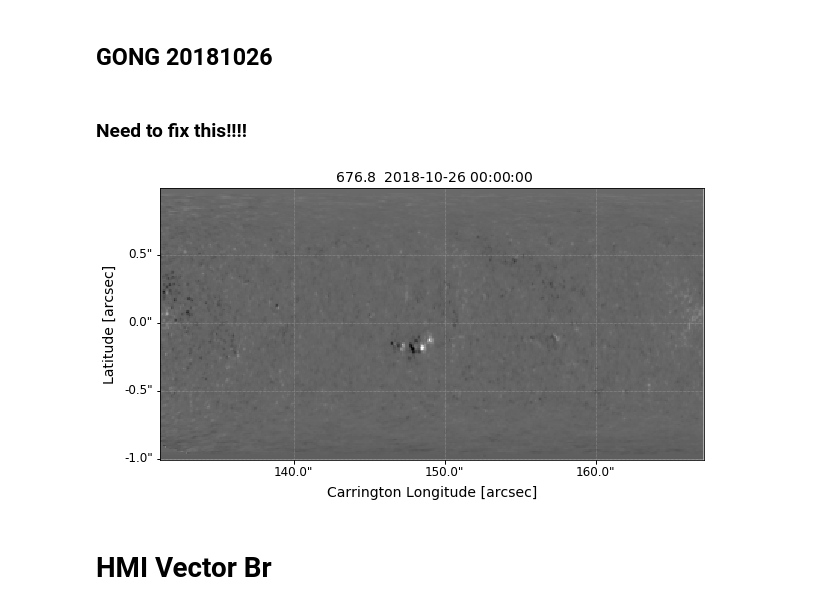
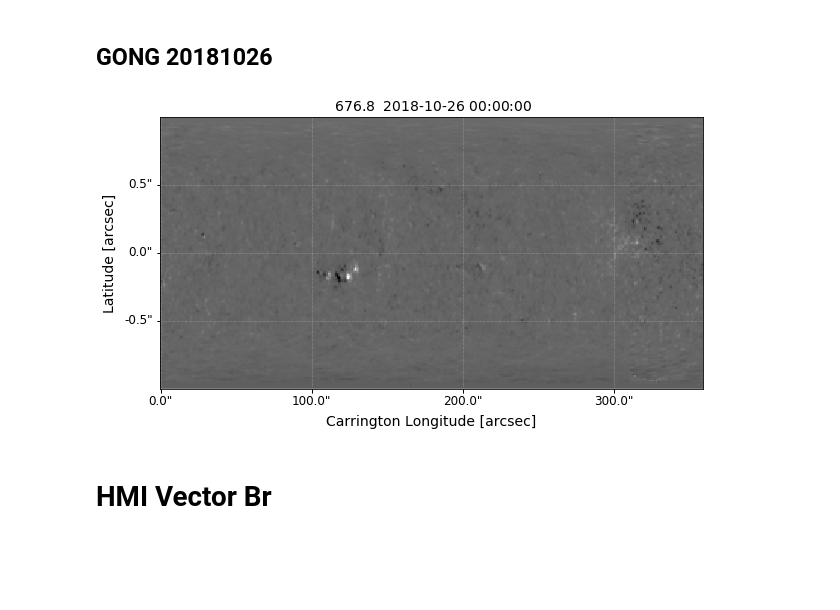
Before and after one commit to pymilo/publication-code, a Jupyter notebook: 2019-psp-connection/pfss_connection-Edited.ipynb, the cells around one changed output. Cells and saved outputs as stored; diff of their text form; code cells hidden in the pictures; blank space fills up the shorter version.

```diff
--- a/2019-psp-connection/pfss_connection-Edited.ipynb
+++ b/2019-psp-connection/pfss_connection-Edited.ipynb
@@ -337,20 +335,21 @@ footpoint_df.to_csv(r'./PSP_magfootpoints_perihelion1.csv', header=None, index=N
 # GONG Maps
 # %% [markdown]
 ## GONG 20181026
-# %% [markdown]
-### Need to fix this!!!!
+# %%
+gongm = sunpy.map.Map('mrzqs181026t0014c2210_311.fits')
+brgong = extract_br(gongm)
+gongme = sunpy.map.Map(brgong, gongm.fits_header)
+gongme.meta['cdelt1'] =  1
+gongme.meta['CRPIX1'] =  gongme.meta['CRVAL1'] + 1
+#gongme.meta['cdelt2'] =  0.0111111
+#gongme.meta['cunit1'] = 'degree'
 # %%
-gongf = fits.open('mrzqs181026t0014c2210_311.fits')
-Hgong = gongf[0].header
-Hgong['CRPIX1'] =  -1
-Hgong['CRPIX2'] =  180//2 +1
-Hgong['cdelt1'] =  0.1
-gongm = sunpy.map.Map(gongf[0].data,Hgong)
+#gongm.meta['crpix1'] = gongm.meta['crval1'] + 180
 fig = plt.figure(figsize=(12, 5))
-axes = plt.subplot(projection=gongm)
+axes = plt.subplot(projection=gongme)
 # Plot the image
-im = gongm.plot()
+im = gongme.plot()
 # %% [output]
-[figure, old version]
+[figure, new version]
 # %% [markdown]
 # HMI Vector Br
```
Also changed, not shown: parts of 12 cells of this notebook, 4 other files.
